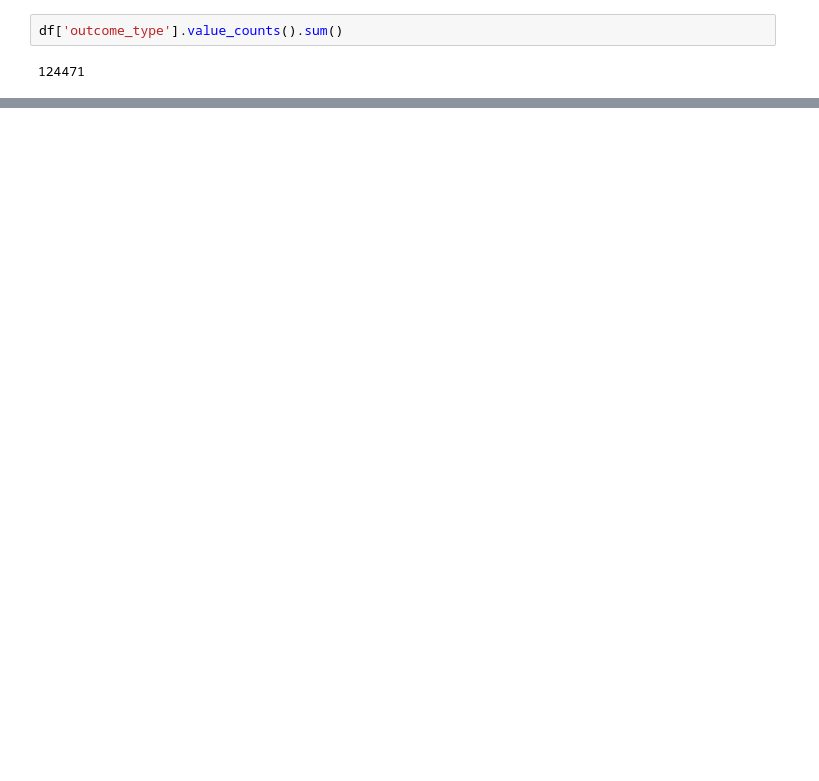
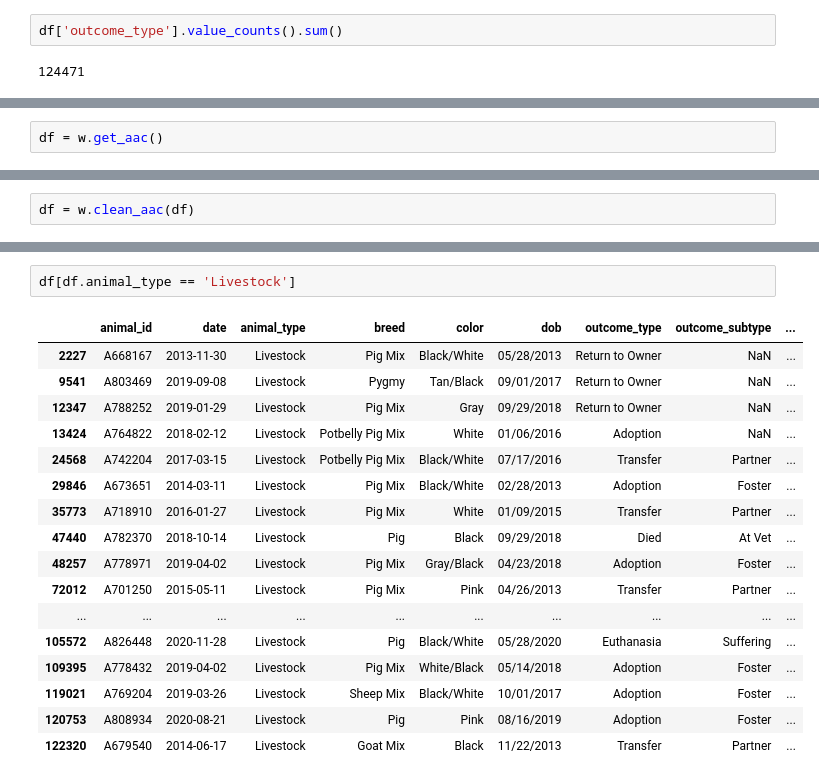
Before and after one commit to o0amandagomez0o/individual_project, a Jupyter notebook: aac_adoption.ipynb, the cells around one changed output, grey strips where cells are left out. Saved outputs shown, nothing was run; the diff lists cells and outputs as text; blank space fills up the shorter version.

```diff
--- a/aac_adoption.ipynb
+++ b/aac_adoption.ipynb
@@ -598,0 +863,2 @@ df['outcome_type'].value_counts().sum()
+# %%
+df = w.get_aac()
@@ -598,0 +886,2 @@ df['outcome_type'].value_counts().sum()
+# %%
+df = w.clean_aac(df)
@@ -598,0 +983,20 @@ df['outcome_type'].value_counts().sum()
+# %%
+df[df.animal_type == 'Livestock']
+# %% [output]
+|  | animal_id | date | animal_type | breed | color | dob | outcome_type | outcome_subtype | ... |
+| 2227 | A668167 | 2013-11-30 | Livestock | Pig Mix | Black/White | 05/28/2013 | Return to Owner | NaN | ... |
+| 9541 | A803469 | 2019-09-08 | Livestock | Pygmy | Tan/Black | 09/01/2017 | Return to Owner | NaN | ... |
+| 12347 | A788252 | 2019-01-29 | Livestock | Pig Mix | Gray | 09/29/2018 | Return to Owner | NaN | ... |
+| 13424 | A764822 | 2018-02-12 | Livestock | Potbelly Pig Mix | White | 01/06/2016 | Adoption | NaN | ... |
+| 24568 | A742204 | 2017-03-15 | Livestock | Potbelly Pig Mix | Black/White | 07/17/2016 | Transfer | Partner | ... |
+| 29846 | A673651 | 2014-03-11 | Livestock | Pig Mix | Black/White | 02/28/2013 | Adoption | Foster | ... |
+| 35773 | A718910 | 2016-01-27 | Livestock | Pig Mix | White | 01/09/2015 | Transfer | Partner | ... |
+| 47440 | A782370 | 2018-10-14 | Livestock | Pig | Black | 09/29/2018 | Died | At Vet | ... |
+| 48257 | A778971 | 2019-04-02 | Livestock | Pig Mix | Gray/Black | 04/23/2018 | Adoption | Foster | ... |
+| 72012 | A701250 | 2015-05-11 | Livestock | Pig Mix | Pink | 04/26/2013 | Transfer | Partner | ... |
+| ... | ... | ... | ... | ... | ... | ... | ... | ... | ... |
+| 105572 | A826448 | 2020-11-28 | Livestock | Pig | Black/White | 05/28/2020 | Euthanasia | Suffering | ... |
+| 109395 | A778432 | 2019-04-02 | Livestock | Pig Mix | White/Black | 05/14/2018 | Adoption | Foster | ... |
+| 119021 | A769204 | 2019-03-26 | Livestock | Sheep Mix | Black/White | 10/01/2017 | Adoption | Foster | ... |
+| 120753 | A808934 | 2020-08-21 | Livestock | Pig | Pink | 08/16/2019 | Adoption | Foster | ... |
+| 122320 | A679540 | 2014-06-17 | Livestock | Goat Mix | Black | 11/22/2013 | Transfer | Partner | ... |
```
Also changed, not shown: parts of 154 cells of this notebook, 2 other files.
